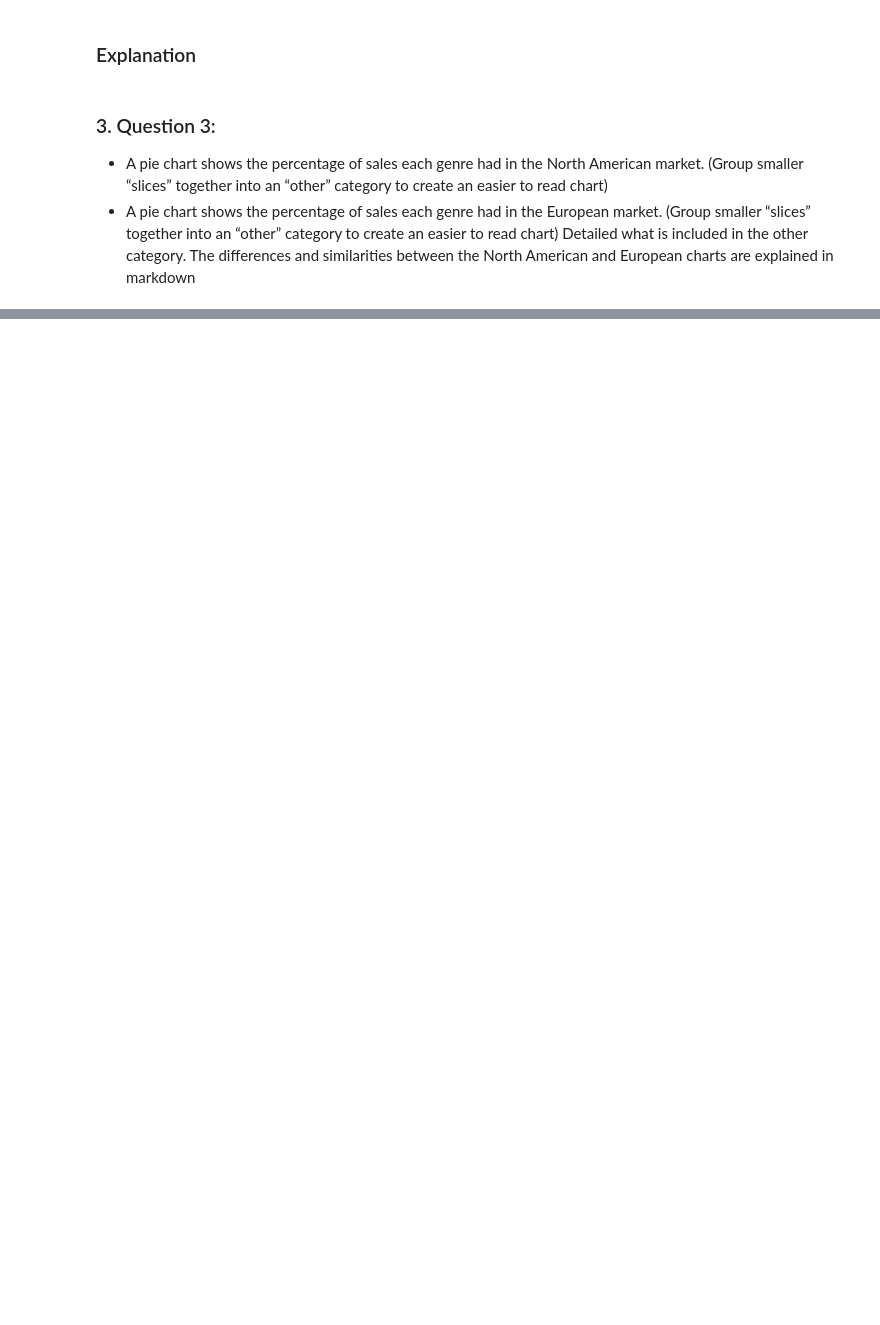
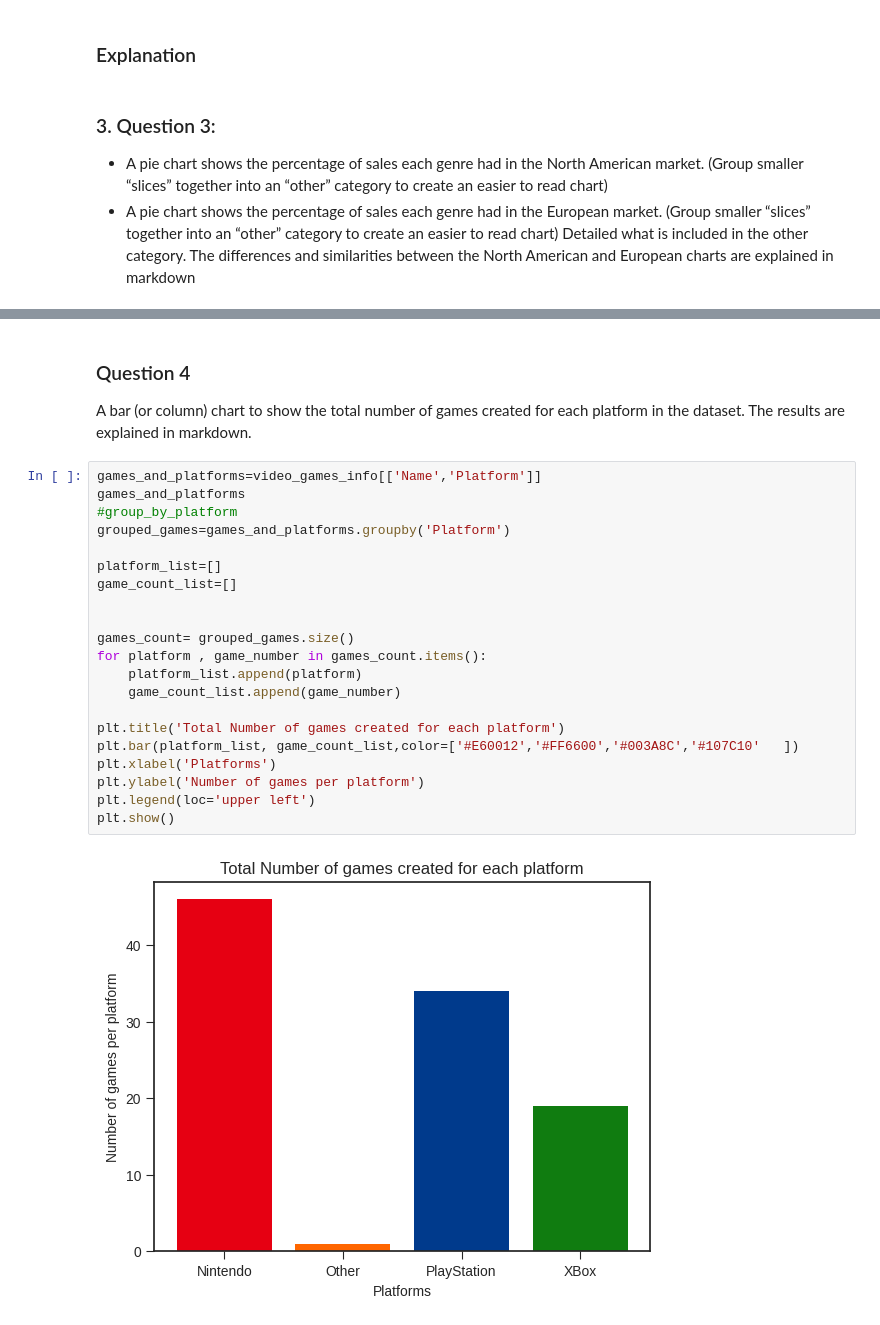
Before and after one commit to sahvsergio/treehouse_data_analysis_techdegree_unit6, a Jupyter notebook: Data Analysis Tech Degree Unit 6 Graphing Video Game Sales.ipynb, the cells around one changed output, grey strips where cells are left out. Saved outputs shown, nothing was run; the diff lists cells and outputs as text; blank space fills up the shorter version.

```diff
--- a/Data Analysis Tech Degree Unit 6 Graphing Video Game Sales.ipynb
+++ b/Data Analysis Tech Degree Unit 6 Graphing Video Game Sales.ipynb
@@ -188,0 +247,28 @@ plt.show()
+# %% [markdown]
+### Question 4
+
+A bar (or column) chart to show the total number of games created for each platform in the dataset.
+    The results are explained in markdown.
+# %%
+games_and_platforms=video_games_info[['Name','Platform']]
+games_and_platforms
+#group_by_platform
+grouped_games=games_and_platforms.groupby('Platform')
+
+platform_list=[]
+game_count_list=[]
+
+
+games_count= grouped_games.size()
+for platform , game_number in games_count.items():
+    platform_list.append(platform)
+    game_count_list.append(game_number)
+
+plt.title('Total Number of games created for each platform')
+plt.bar(platform_list, game_count_list,color=['#E60012','#FF6600','#003A8C','#107C10'   ])
+plt.xlabel('Platforms')
+plt.ylabel('Number of games per platform')
+plt.legend(loc='upper left')
+plt.show()
+# %% [output]
+[figure, added]
```
Also changed, not shown: parts of 12 cells of this notebook.
